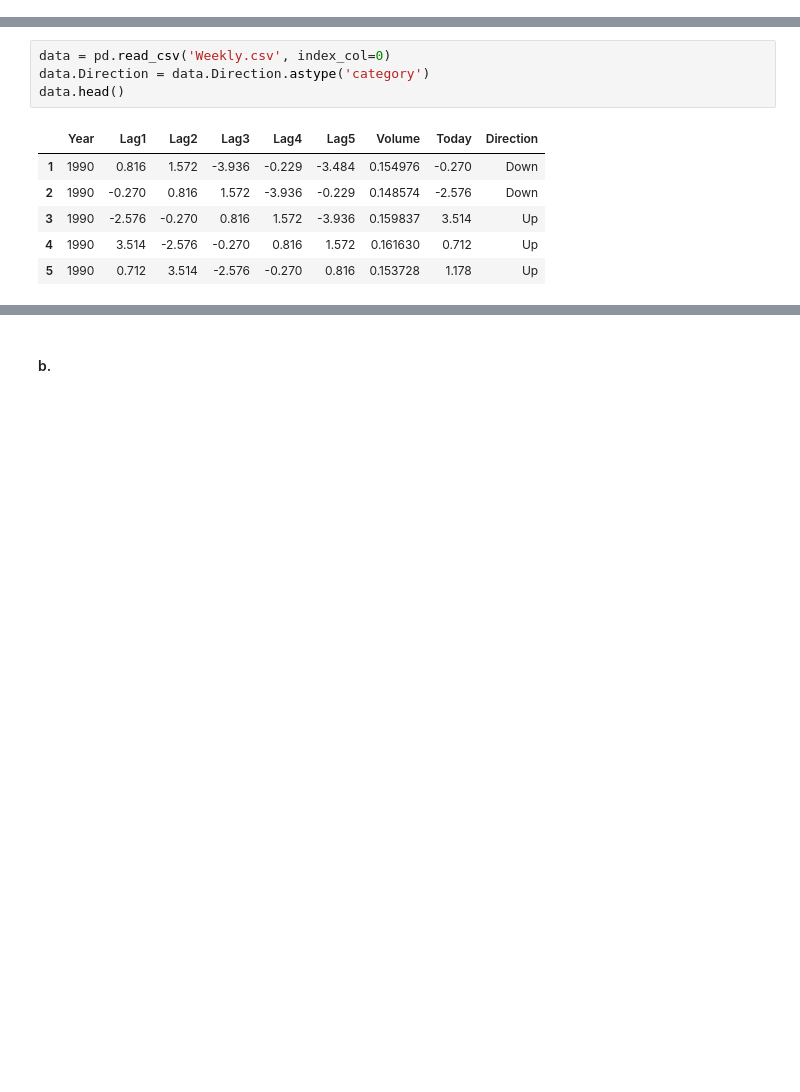
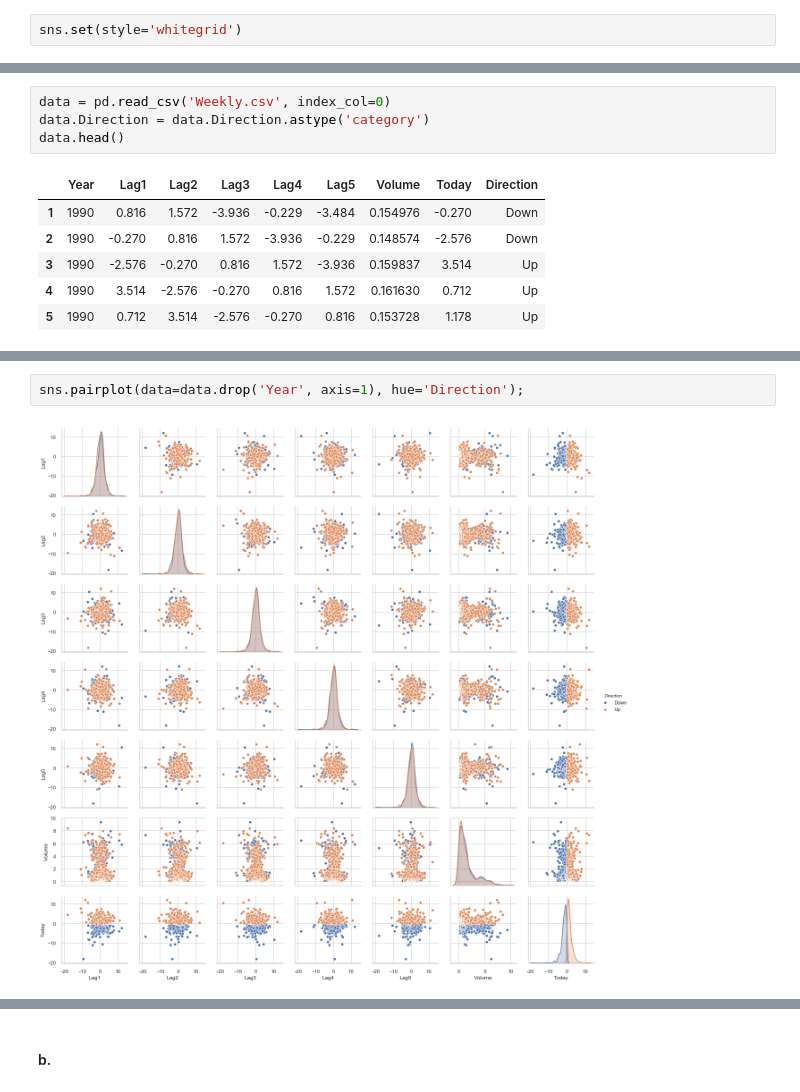
Before and after one commit to mileslucas/coms574, a Jupyter notebook: hw3.ipynb, the cells around one changed output, grey strips where cells are left out. Saved outputs shown, nothing was run; the diff lists cells and outputs as text; blank space fills up the shorter version.

```diff
--- a/hw3.ipynb
+++ b/hw3.ipynb
@@ -5,6 +7,8 @@ import pandas as pd
 import statsmodels.api as sm
 import statsmodels.formula.api as smf
 import scipy.stats as st
+# %%
+sns.set(style='whitegrid')
 # %% [markdown]
 ## Problem 2
 # %% [markdown]
@@ -36,0 +49,4 @@ Index(['Down', 'Up'], dtype='object')
+# %%
+sns.pairplot(data=data.drop('Year', axis=1), hue='Direction');
+# %% [output]
+[figure, added]
```
Also changed, not shown: parts of 23 cells of this notebook.
